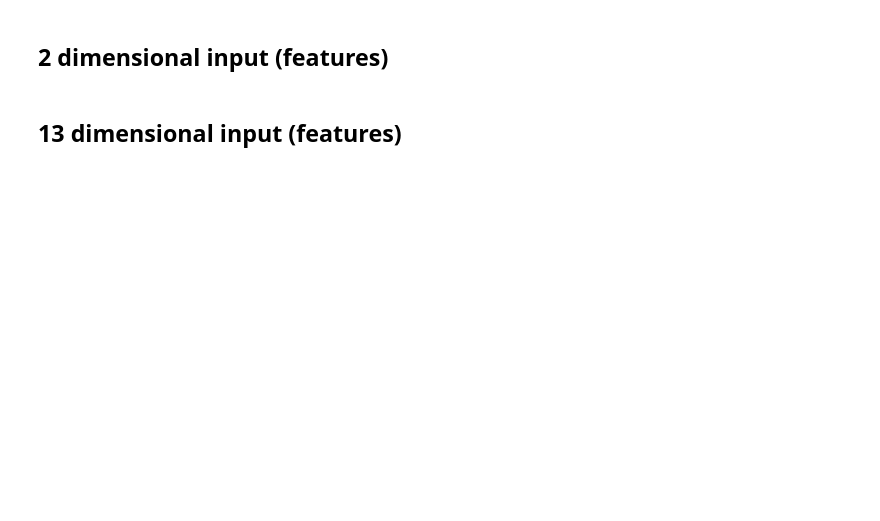
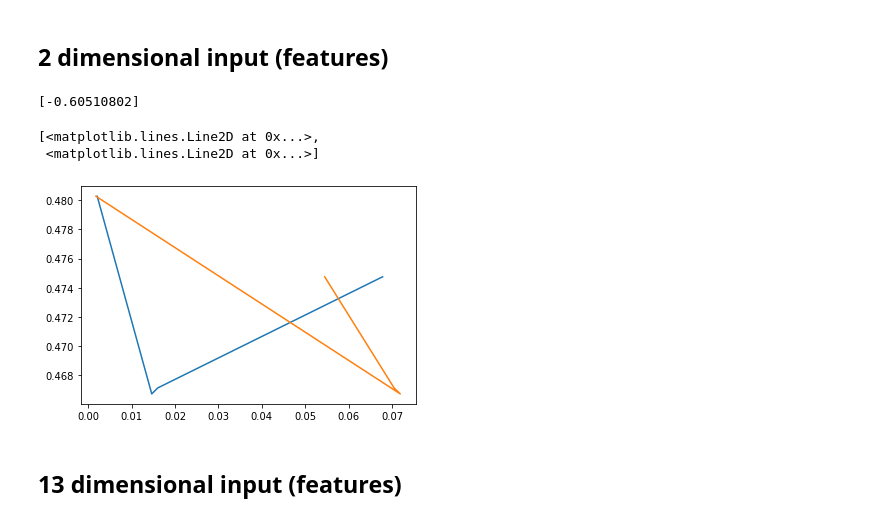
Before and after one commit to dchipping/pml, a Jupyter notebook: course/Problem009_Linear/009.ipynb, the cells around one changed output. Cells and saved outputs as stored; diff of their text form; code cells hidden in the pictures; blank space fills up the shorter version.

```diff
--- a/course/Problem009_Linear/009.ipynb
+++ b/course/Problem009_Linear/009.ipynb
@@ -91,8 +71,22 @@ X_train = [[random(), random()] for i in range(n)]
 Y_train = [random() for i in range(n)]
 
 #TBD fit linear model and predict for x=(7,8)
+X_test = [[7, 8]]
+regression = model.fit(X_train, Y_train)
+result = regression.predict(X_test)
+print(result)
+
+X = [[random(), random()] for i in range(4)]
+Y = regression.predict(X)
+# %% [output]
+[-0.60510802]
 # %%
 #Plot above model
+plt.plot(X, Y)
+# %% [output]
+[<matplotlib.lines.Line2D at 0x...>,
+ <matplotlib.lines.Line2D at 0x...>]
+[figure, added]
 # %% [markdown]
 ## 13 dimensional input (features)
 # %%
```
Also changed, not shown: parts of 5 cells of this notebook, 5 other files.
